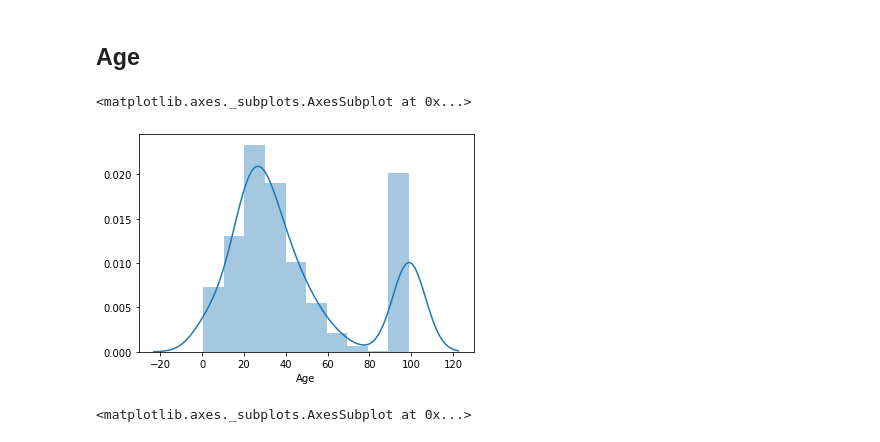
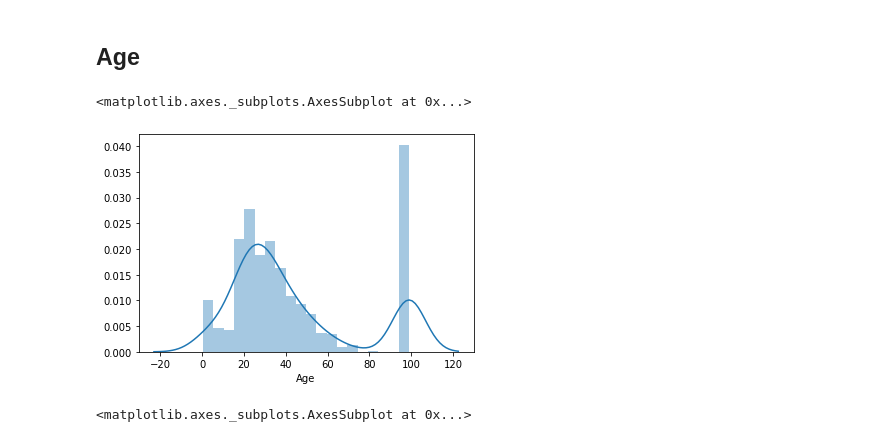
Before and after one commit to predora005/kaggle-practice, a Jupyter notebook: titanic/titanic.ipynb, the cells around one changed output. Cells and saved outputs as stored; diff of their text form; code cells hidden in the pictures.

```diff
--- a/titanic/titanic.ipynb
+++ b/titanic/titanic.ipynb
@@ -165,8 +165,8 @@ sns.countplot(x='Sex', data=train_data, hue='Survived')
 # %%
 age_filled_data = train_data.fillna({'Age': 99})
 # %%
-sns.distplot(age_filled_data['Age'], bins=10)
+sns.distplot(age_filled_data['Age'], bins=20)
 # %% [output]
 <matplotlib.axes._subplots.AxesSubplot at 0x...>
-[figure, old version]
+[figure, new version]
 # %%
```
Also changed, not shown: parts of 17 cells of this notebook.
